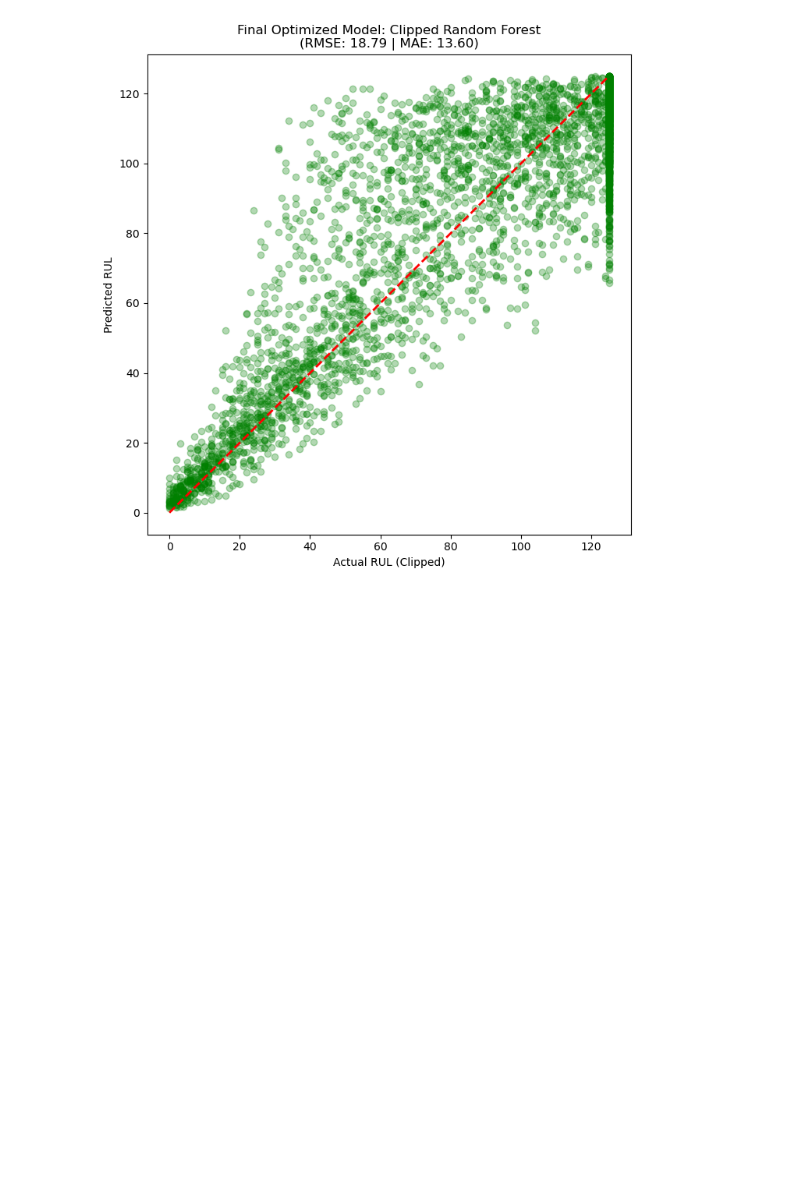
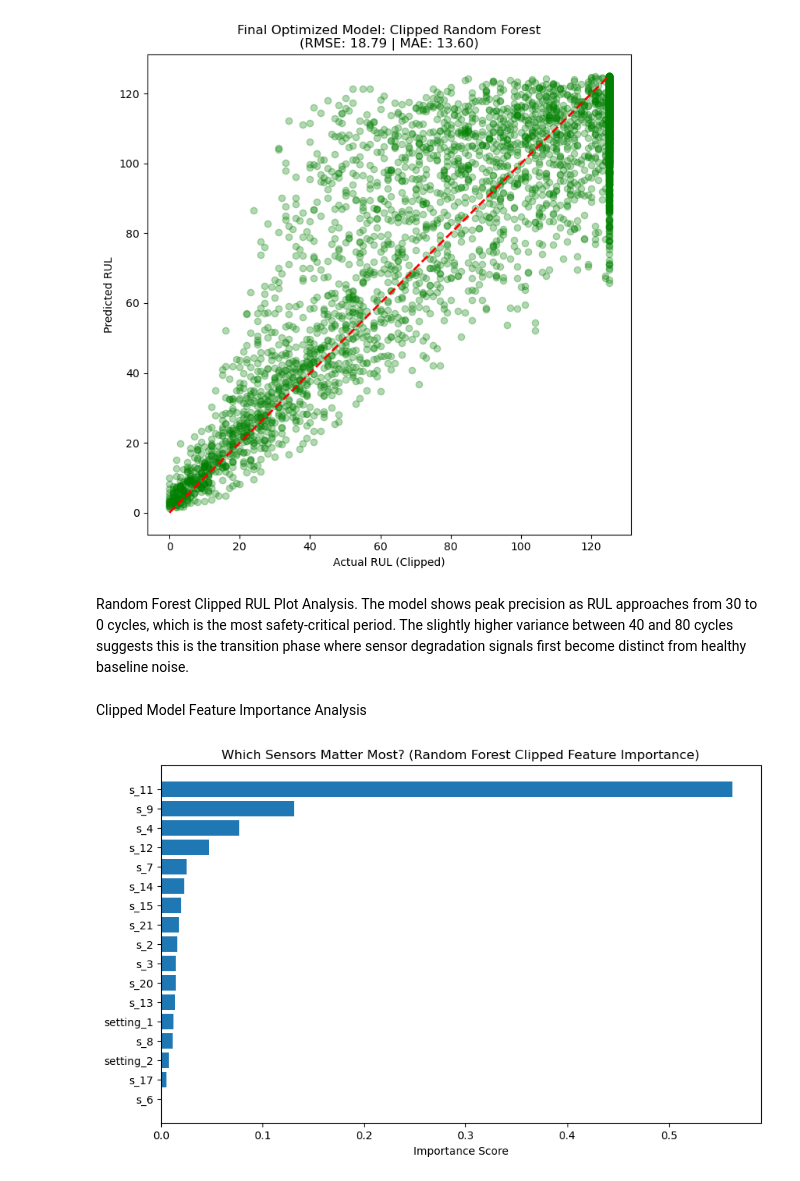
Before and after one commit to JayParekh-MechAI/Turbofan-Predictive-Maintenance, a Jupyter notebook: notebooks/analysis.ipynb, the cells around one changed output. Drawn from its saved outputs; the diff is of its cells as text; code cells hidden in the pictures; blank space fills up the shorter version.

```diff
--- a/notebooks/analysis.ipynb
+++ b/notebooks/analysis.ipynb
@@ -497,3 +500,26 @@ plt.title(f'Final Optimized Model: Clipped Random Forest\n(RMSE: {rmse_clipped:.
 plt.show()
 # %% [output]
 [figure]
+# %% [markdown]
+Random Forest Clipped RUL Plot Analysis.
+The model shows peak precision as RUL approaches from 30 to 0 cycles, which is the most safety-critical period. The slightly higher variance between 40 and 80 cycles suggests this is the transition phase where sensor degradation signals first become distinct from healthy baseline noise.
+# %% [markdown]
+Clipped Model Feature Importance Analysis
+# %%
+# Get importance levels from the model
+importances = rf_clipped.feature_importances_
+feature_names = X_honest.columns
+
+# Create a dataframe for easy plotting
+feature_importance_clipped_df = pd.DataFrame({'Feature': feature_names, 'Importance': importances})
+feature_importance_clipped_df = feature_importance_clipped_df.sort_values(by='Importance', ascending=False)
+
+# Plot it
+plt.figure(figsize=(10, 6))
+plt.barh(feature_importance_clipped_df['Feature'], feature_importance_clipped_df['Importance'])
+plt.gca().invert_yaxis()
+plt.title('Which Sensors Matter Most? (Random Forest Clipped Feature Importance)')
+plt.xlabel('Importance Score')
+plt.show()
+# %% [output]
+[figure, added]
```
Also changed, not shown: parts of 20 cells of this notebook, 2 other files.
